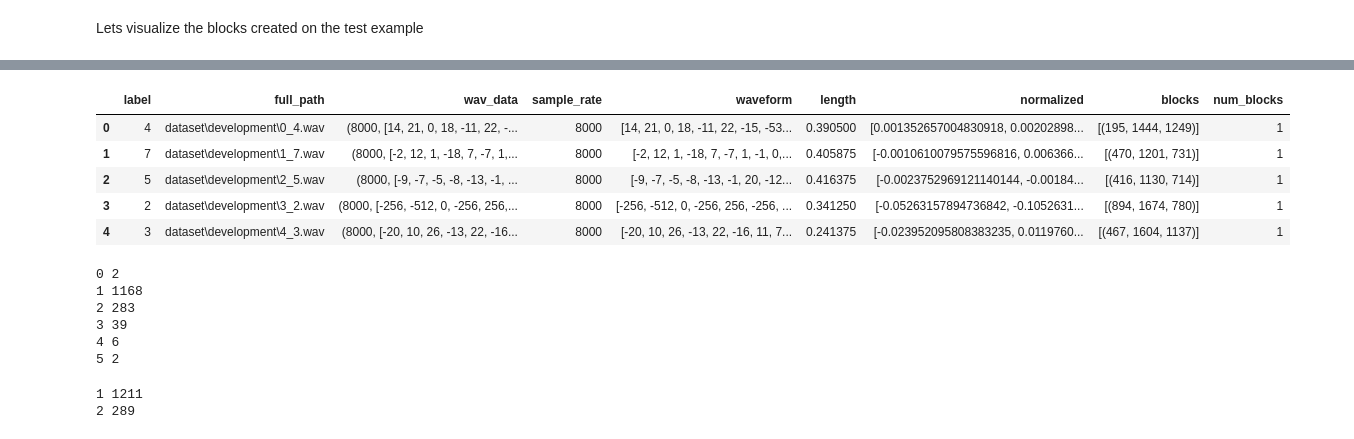
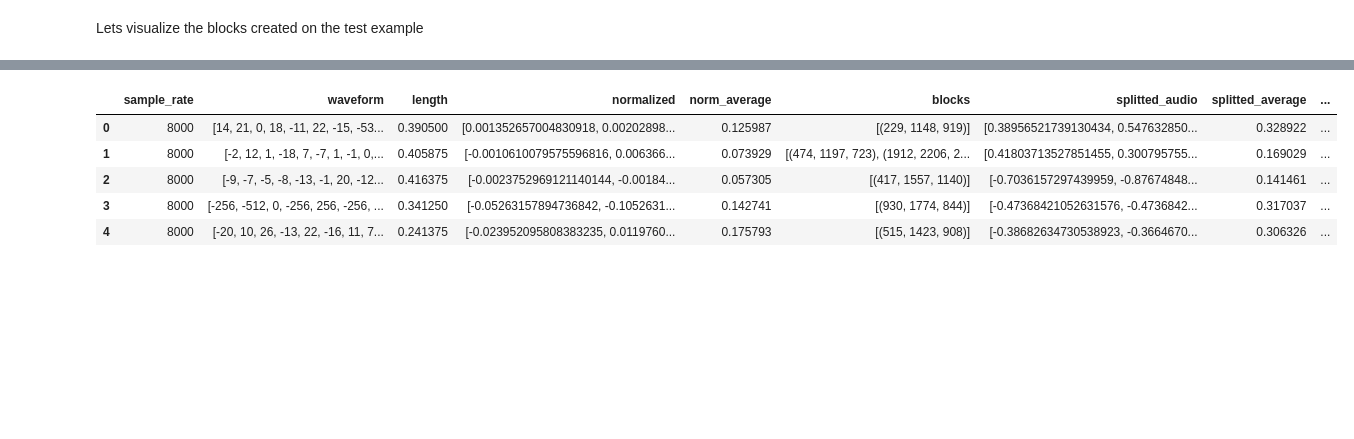
Before and after one commit to Ciovino/lab7-dsl, a Jupyter notebook: 07Lab_analysis.ipynb, the cells around one changed output, grey strips where cells are left out. Drawn from its saved outputs; the diff is of its cells as text; code cells hidden in the pictures; blank space fills up the shorter version.

Commit message:
updating the dataframe

```diff
--- a/07Lab_analysis.ipynb
+++ b/07Lab_analysis.ipynb
@@ -205,7 +201,7 @@ In this case we will first find all the points that are above a given threshold
 - min_block: the block must have a meaningfull size. Block with smaller size will generate from spike in the waveform, usually a loud noise which is, of course, not relevant data;
 - distance: we can aggregate smaller block into a single bigger block if they are close to each other, so we can avoid to discard data that might be still part of a recording.
 # %%
-def split_audio_blocks(data: np.array, threshold: float = .2, min_block: int = 150, distance: int = 50) -> list[tuple]:
+def split_audio_blocks(data: np.array, threshold: float = .1, min_block: int = 150, distance: int = 100) -> list[tuple]:
     """Split the audio in blocks of relevant data
 
     Args:
@@ -221,18 +217,16 @@ def split_audio_blocks(data: np.array, threshold: float = .2, min_block: int = 1
             -> size: size of the block (end - start)
     """
 
-    voice: np.array = np.abs(data)
+    voice: np.array = np.square(data)
     indexes: np.array = np.where(voice > threshold)[0] # All point above the treshold
 
     # add 0 and voice.shape[0]
     if indexes[0] != 0:
         indexes = np.insert(indexes, 0, 0)
-    if indexes[-1] != voice.shape[0]:
-        indexes = np.insert(indexes, indexes.shape[0], voice.shape[0])
-
 
     blocks: list[tuple] = []
     start_block: int = -1
+    current: int = -1
     at_least_one = False
     for idx in indexes:
         if start_block < 0: # start the creation of a new block
@@ -253,6 +247,14 @@ def split_audio_blocks(data: np.array, threshold: float = .2, min_block: int = 1
     if not at_least_one:
         # The entire audio is valid
         blocks.append((indexes[0], indexes[-1], indexes[-1] - indexes[0]))
+    else:
+        # check for last element
+        if indexes[-1] - current < distance:
+            current = indexes[-1]
+
+            if current - start_block > min_block: # check if the block is big enough to be saved
+                blocks.append((start_block, current, current - start_block))
+
     return blocks
 
 def print_pretty_blocks(blocks: list[tuple]):
@@ -265,6 +267,6 @@ def print_pretty_blocks(blocks: list[tuple]):
 blocks: list[tuple] = split_audio_blocks(peak_test) # default options
 print_pretty_blocks(blocks)
 
-blocks = split_audio_blocks(peak_test, threshold = .1, distance = 15, min_block = 40) # adding some options
+blocks = split_audio_blocks(peak_test, threshold = .1, distance = 50, min_block = 100) # adding some options
 print_pretty_blocks(blocks)
 # %% [output]
@@ -323,32 +316,26 @@ Lets first update the data frame by adding the following column:
 # %%
 # Sample rate and waveform
-df_update = pd.DataFrame({'sample_rate': wav[0], 'waveform': wav[1], 'length': len(wav[1])/wav[0]} for wav in dev_dataset['wav_data'])
+df_update = pd.DataFrame({'sample_rate': wav[0],
+                          'waveform': wav[1],
+                          'length': len(wav[1])/wav[0]}
+                         for wav in dev_dataset['wav_data'])
+
 
 # Normalized wave_form
 df_update['normalized'] = pd.Series([normalize_audio(wav) for wav in df_update['waveform']])
+df_update['norm_average'] = pd.Series([np.mean(np.abs(norm_wav)) for norm_wav in df_update['normalized']])
 
 # blocks
 df_update['blocks'] = pd.Series([split_audio_blocks(norm_wave) for norm_wave in df_update['normalized']])
-df_update['num_blocks'] = pd.Series([len(blocks) for blocks in df_update['blocks']])
+df_update['splitted_audio'] = pd.Series([np.concat([norm[b[0]: b[1]] for b in blocks]) for norm, blocks in zip(df_update['normalized'], df_update['blocks'])])
+df_update['splitted_average'] = pd.Series([np.mean(np.abs(norm_wav)) for norm_wav in df_update['splitted_audio']])
+df_update['splitted_length'] = pd.Series([len(audio['splitted_audio'])/audio['sample_rate'] for _, audio in df_update.iterrows()])
 
-dev_dataset = pd.concat([dev_dataset, df_update], axis = 1)
-dev_dataset.head()
+df_update.head()
 # %% [output]
-|  | label | full_path | wav_data | sample_rate | waveform | length | normalized | blocks | num_blocks |
-| 0 | 4 | dataset\development\0_4.wav | (8000, [14, 21, 0, 18, -11, 22, -... | 8000 | [14, 21, 0, 18, -11, 22, -15, -53... | 0.390500 | [0.001352657004830918, 0.00202898... | [(195, 1444, 1249)] | 1 |
-| 1 | 7 | dataset\development\1_7.wav | (8000, [-2, 12, 1, -18, 7, -7, 1,... | 8000 | [-2, 12, 1, -18, 7, -7, 1, -1, 0,... | 0.405875 | [-0.0010610079575596816, 0.006366... | [(470, 1201, 731)] | 1 |
-| 2 | 5 | dataset\development\2_5.wav | (8000, [-9, -7, -5, -8, -13, -1, ... | 8000 | [-9, -7, -5, -8, -13, -1, 20, -12... | 0.416375 | [-0.0023752969121140144, -0.00184... | [(416, 1130, 714)] | 1 |
-| 3 | 2 | dataset\development\3_2.wav | (8000, [-256, -512, 0, -256, 256,... | 8000 | [-256, -512, 0, -256, 256, -256, ... | 0.341250 | [-0.05263157894736842, -0.1052631... | [(894, 1674, 780)] | 1 |
-| 4 | 3 | dataset\development\4_3.wav | (8000, [-20, 10, 26, -13, 22, -16... | 8000 | [-20, 10, 26, -13, 22, -16, 11, 7... | 0.241375 | [-0.023952095808383235, 0.0119760... | [(467, 1604, 1137)] | 1 |
+|  | sample_rate | waveform | length | normalized | norm_average | blocks | splitted_audio | splitted_average | ... |
+| 0 | 8000 | [14, 21, 0, 18, -11, 22, -15, -53... | 0.390500 | [0.001352657004830918, 0.00202898... | 0.125987 | [(229, 1148, 919)] | [0.38956521739130434, 0.547632850... | 0.328922 | ... |
+| 1 | 8000 | [-2, 12, 1, -18, 7, -7, 1, -1, 0,... | 0.405875 | [-0.0010610079575596816, 0.006366... | 0.073929 | [(474, 1197, 723), (1912, 2206, 2... | [0.41803713527851455, 0.300795755... | 0.169029 | ... |
+| 2 | 8000 | [-9, -7, -5, -8, -13, -1, 20, -12... | 0.416375 | [-0.0023752969121140144, -0.00184... | 0.057305 | [(417, 1557, 1140)] | [-0.7036157297439959, -0.87674848... | 0.141461 | ... |
+| 3 | 8000 | [-256, -512, 0, -256, 256, -256, ... | 0.341250 | [-0.05263157894736842, -0.1052631... | 0.142741 | [(930, 1774, 844)] | [-0.47368421052631576, -0.4736842... | 0.317037 | ... |
+| 4 | 8000 | [-20, 10, 26, -13, 22, -16, 11, 7... | 0.241375 | [-0.023952095808383235, 0.0119760... | 0.175793 | [(515, 1423, 908)] | [-0.38682634730538923, -0.3664670... | 0.306326 | ... |
-# %%
-grouped = dev_dataset.groupby('num_blocks')
-
-for k, group in grouped:
-    print(k, len(group))
-# %% [output]
-0 2
-1 1168
-2 283
-3 39
-4 6
-5 2
@@ -369,8 +341,0 @@ for index in dev_dataset[too_much].index:
-# %%
-grouped = dev_dataset.groupby('num_blocks')
-
-for k, group in grouped:
-    print(k, len(group))
-# %% [output]
-1 1211
-2 289
```
Also changed, not shown: parts of 12 cells of this notebook.
